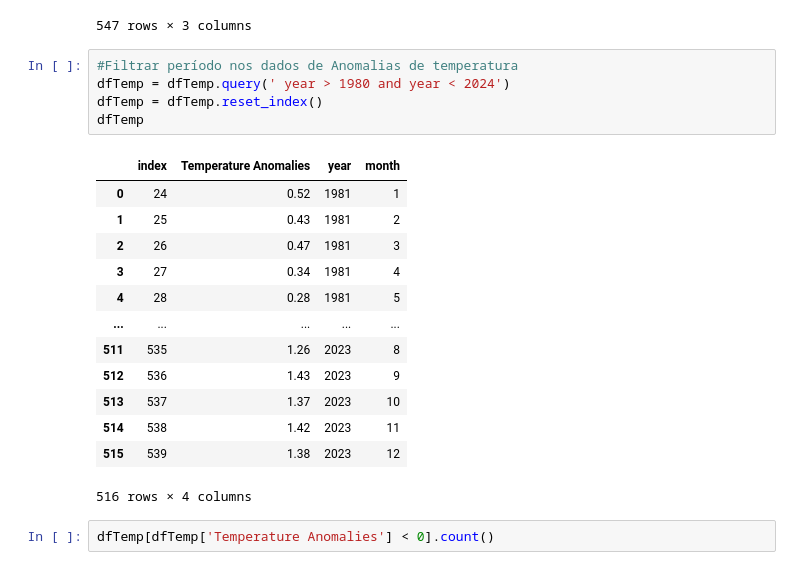
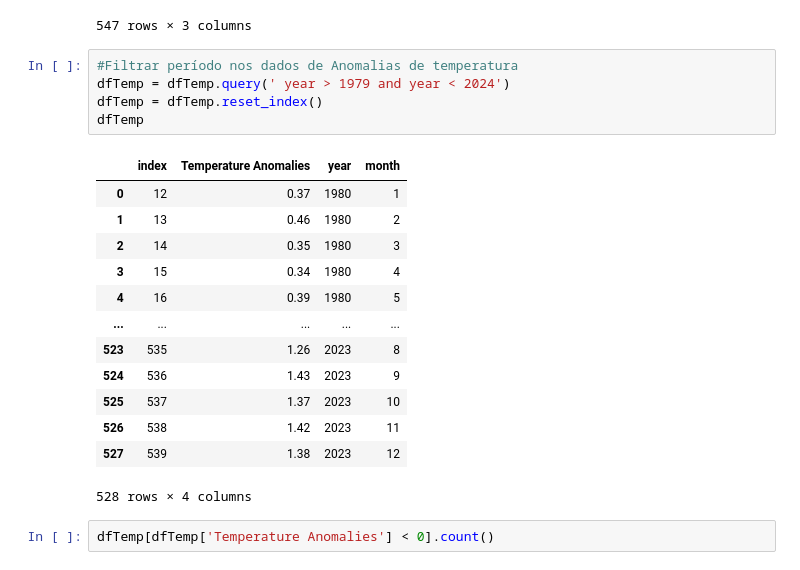
Before and after one commit to Joaof14/Clima_MMQ, a Jupyter notebook: Preparo dos dados.ipynb, the cells around one changed output. Drawn from its saved outputs; the diff is of its cells as text.

```diff
--- a/Preparo dos dados.ipynb
+++ b/Preparo dos dados.ipynb
@@ -136,23 +136,23 @@ dfTemp
 547 rows × 3 columns
 # %%
 #Filtrar período nos dados de Anomalias de temperatura
-dfTemp = dfTemp.query(' year > 1980 and year < 2024')
+dfTemp = dfTemp.query(' year > 1979 and year < 2024')
 dfTemp = dfTemp.reset_index()
 dfTemp
 # %% [output]
 |  | index | Temperature Anomalies | year | month |
-| 0 | 24 | 0.52 | 1981 | 1 |
-| 1 | 25 | 0.43 | 1981 | 2 |
-| 2 | 26 | 0.47 | 1981 | 3 |
-| 3 | 27 | 0.34 | 1981 | 4 |
-| 4 | 28 | 0.28 | 1981 | 5 |
+| 0 | 12 | 0.37 | 1980 | 1 |
+| 1 | 13 | 0.46 | 1980 | 2 |
+| 2 | 14 | 0.35 | 1980 | 3 |
+| 3 | 15 | 0.34 | 1980 | 4 |
+| 4 | 16 | 0.39 | 1980 | 5 |
 | ... | ... | ... | ... | ... |
-| 511 | 535 | 1.26 | 2023 | 8 |
-| 512 | 536 | 1.43 | 2023 | 9 |
-| 513 | 537 | 1.37 | 2023 | 10 |
-| 514 | 538 | 1.42 | 2023 | 11 |
-| 515 | 539 | 1.38 | 2023 | 12 |
+| 523 | 535 | 1.26 | 2023 | 8 |
+| 524 | 536 | 1.43 | 2023 | 9 |
+| 525 | 537 | 1.37 | 2023 | 10 |
+| 526 | 538 | 1.42 | 2023 | 11 |
+| 527 | 539 | 1.38 | 2023 | 12 |
-516 rows × 4 columns
+528 rows × 4 columns
 # %%
 dfTemp[dfTemp['Temperature Anomalies'] < 0].count()
 # %% [output]
```
Also changed, not shown: parts of 2 cells of this notebook, 1 other file.
